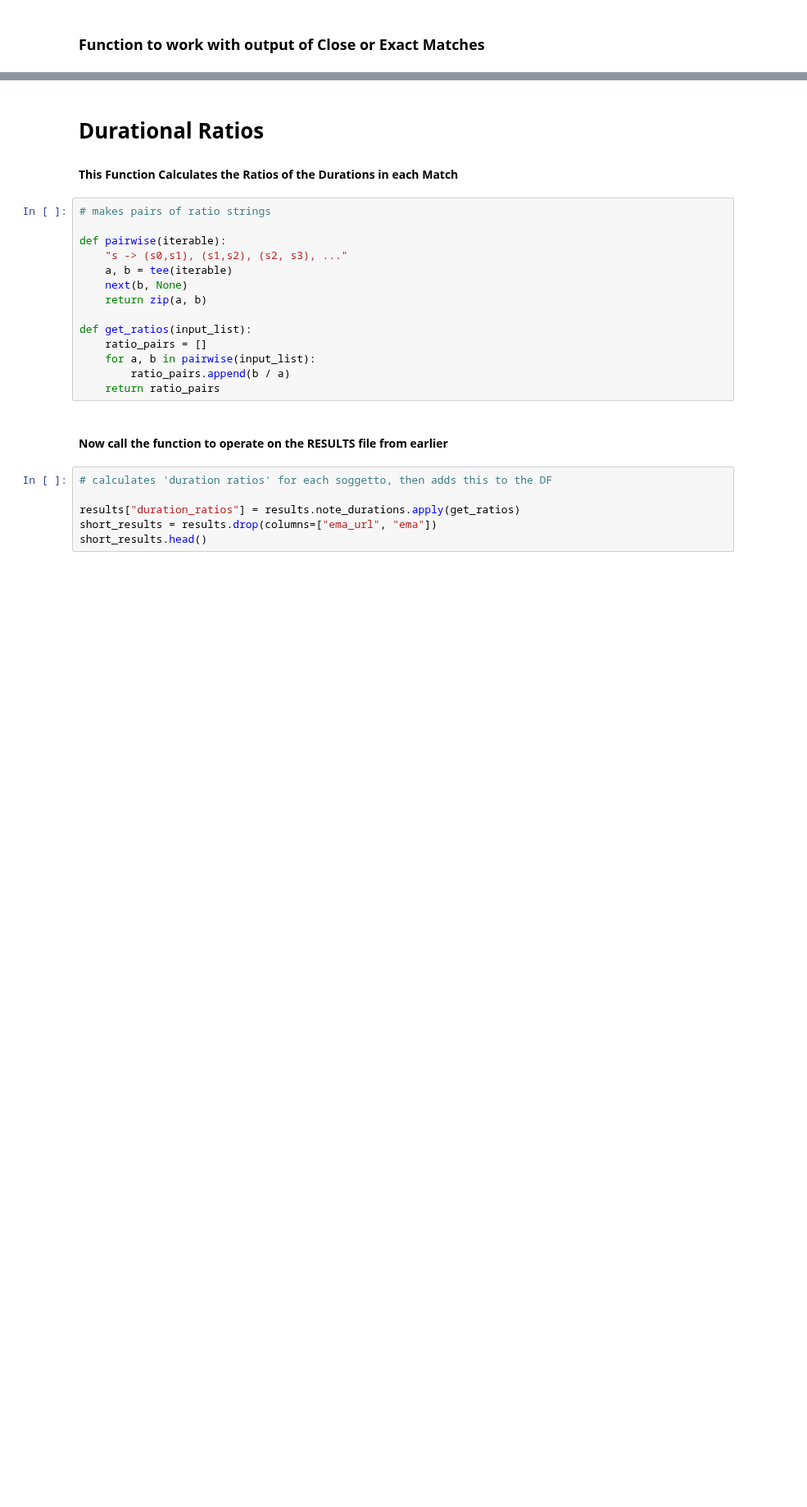
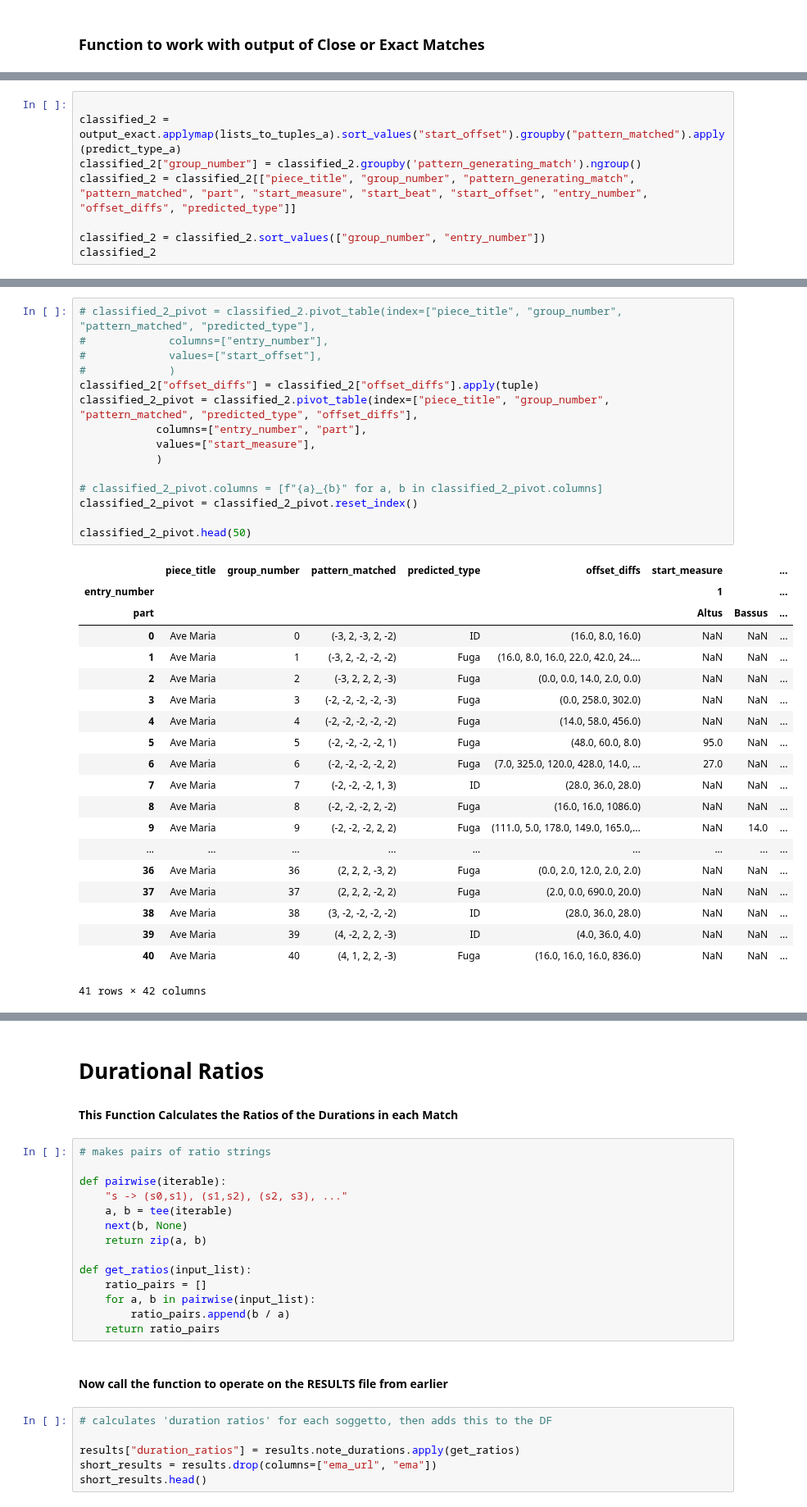
Before and after one commit to RichardFreedman/CRIM-notebooks, a Jupyter notebook: CRIM/CRIM_intervals_nb_1_8_21_dev.ipynb, the cells around one changed output, grey strips where cells are left out. Shown at 82% size. Drawn from its saved outputs; the diff is of its cells as text; blank space fills up the shorter version.

```diff
--- a/CRIM/CRIM_intervals_nb_1_8_21_dev.ipynb
+++ b/CRIM/CRIM_intervals_nb_1_8_21_dev.ipynb
@@ -543,0 +647,8 @@ NameError: name 'output_close' is not defined
+# %%
+
+classified_2 = output_exact.applymap(lists_to_tuples_a).sort_values("start_offset").groupby("pattern_matched").apply(predict_type_a)
+classified_2["group_number"] = classified_2.groupby('pattern_generating_match').ngroup()
+classified_2 = classified_2[["piece_title", "group_number", "pattern_generating_match", "pattern_matched", "part", "start_measure", "start_beat", "start_offset", "entry_number", "offset_diffs", "predicted_type"]]
+
+classified_2 = classified_2.sort_values(["group_number", "entry_number"])
+classified_2
@@ -543,0 +677,36 @@ NameError: name 'output_close' is not defined
+# %%
+# classified_2_pivot = classified_2.pivot_table(index=["piece_title", "group_number", "pattern_matched", "predicted_type"],
+#             columns=["entry_number"],
+#             values=["start_offset"],
+#             )
+classified_2["offset_diffs"] = classified_2["offset_diffs"].apply(tuple)
+classified_2_pivot = classified_2.pivot_table(index=["piece_title", "group_number", "pattern_matched", "predicted_type", "offset_diffs"],
+            columns=["entry_number", "part"],
+            values=["start_measure"],
+            )
+
+# classified_2_pivot.columns = [f"{a}_{b}" for a, b in classified_2_pivot.columns]
+classified_2_pivot = classified_2_pivot.reset_index()
+
+classified_2_pivot.head(50)
+# %% [output]
+|  | piece_title | group_number | pattern_matched | predicted_type | offset_diffs | start_measure |  | ... |
+| entry_number |  |  |  |  |  | 1 |  | ... |
+| part |  |  |  |  |  | Altus | Bassus | ... |
+| 0 | Ave Maria | 0 | (-3, 2, -3, 2, -2) | ID | (16.0, 8.0, 16.0) | NaN | NaN | ... |
+| 1 | Ave Maria | 1 | (-3, 2, -2, -2, -2) | Fuga | (16.0, 8.0, 16.0, 22.0, 42.0, 24.... | NaN | NaN | ... |
+| 2 | Ave Maria | 2 | (-3, 2, 2, 2, -3) | Fuga | (0.0, 0.0, 14.0, 2.0, 0.0) | NaN | NaN | ... |
+| 3 | Ave Maria | 3 | (-2, -2, -2, -2, -3) | Fuga | (0.0, 258.0, 302.0) | NaN | NaN | ... |
+| 4 | Ave Maria | 4 | (-2, -2, -2, -2, -2) | Fuga | (14.0, 58.0, 456.0) | NaN | NaN | ... |
+| 5 | Ave Maria | 5 | (-2, -2, -2, -2, 1) | Fuga | (48.0, 60.0, 8.0) | 95.0 | NaN | ... |
+| 6 | Ave Maria | 6 | (-2, -2, -2, -2, 2) | Fuga | (7.0, 325.0, 120.0, 428.0, 14.0, ... | 27.0 | NaN | ... |
+| 7 | Ave Maria | 7 | (-2, -2, -2, 1, 3) | ID | (28.0, 36.0, 28.0) | NaN | NaN | ... |
+| 8 | Ave Maria | 8 | (-2, -2, -2, 2, -2) | Fuga | (16.0, 16.0, 1086.0) | NaN | NaN | ... |
+| 9 | Ave Maria | 9 | (-2, -2, -2, 2, 2) | Fuga | (111.0, 5.0, 178.0, 149.0, 165.0,... | NaN | 14.0 | ... |
+| ... | ... | ... | ... | ... | ... | ... | ... | ... |
+| 36 | Ave Maria | 36 | (2, 2, 2, -3, 2) | Fuga | (0.0, 2.0, 12.0, 2.0, 2.0) | NaN | NaN | ... |
+| 37 | Ave Maria | 37 | (2, 2, 2, -2, 2) | Fuga | (2.0, 0.0, 690.0, 20.0) | NaN | NaN | ... |
+| 38 | Ave Maria | 38 | (3, -2, -2, -2, -2) | ID | (28.0, 36.0, 28.0) | NaN | NaN | ... |
+| 39 | Ave Maria | 39 | (4, -2, 2, 2, -3) | ID | (4.0, 36.0, 4.0) | NaN | NaN | ... |
+| 40 | Ave Maria | 40 | (4, 1, 2, 2, -3) | Fuga | (16.0, 16.0, 16.0, 836.0) | NaN | NaN | ... |
+41 rows × 42 columns
```
Also changed, not shown: parts of 50 cells of this notebook, 3 other files.
